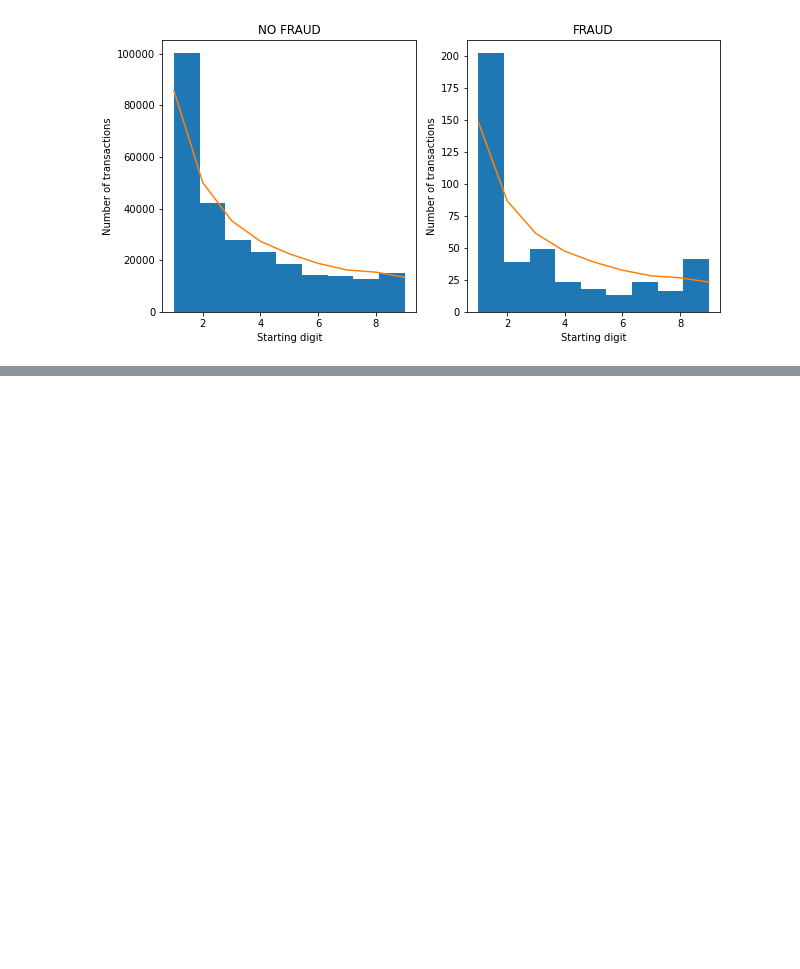
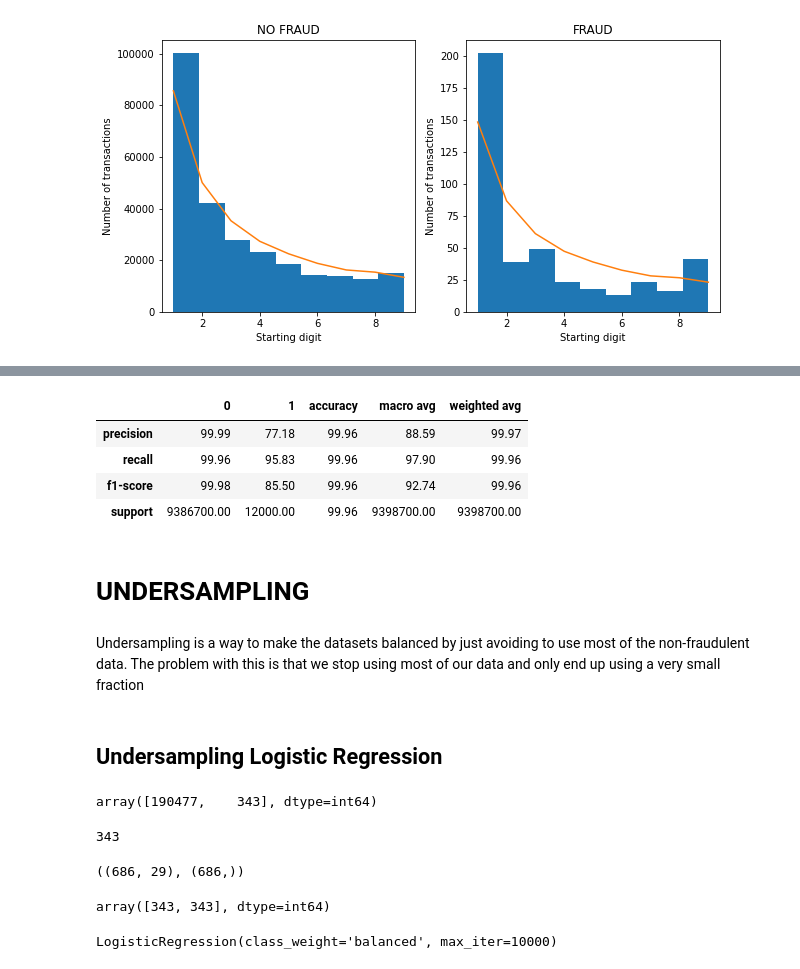
Before and after one commit to diegounzueta/Medium-Articles-, a Jupyter notebook: Fraud detection/Fraud Transactional Data.ipynb, the cells around one changed output, grey strips where cells are left out. Drawn from its saved outputs; the diff is of its cells as text; code cells hidden in the pictures; blank space fills up the shorter version.

```diff
--- a/Fraud detection/Fraud Transactional Data.ipynb
+++ b/Fraud detection/Fraud Transactional Data.ipynb
@@ -237,0 +357,19 @@ Text(0.5, 1.0, 'FRAUD')
+# %%
+c = (pd.DataFrame(classification_report(RF_clf.predict(X_test), y_test, output_dict = True))*100).round(2)
+c
+# %% [output]
+|  | 0 | 1 | accuracy | macro avg | weighted avg |
+| precision | 99.99 | 77.18 | 99.96 | 88.59 | 99.97 |
+| recall | 99.96 | 95.83 | 99.96 | 97.90 | 99.96 |
+| f1-score | 99.98 | 85.50 | 99.96 | 92.74 | 99.96 |
+| support | 9386700.00 | 12000.00 | 99.96 | 9398700.00 | 9398700.00 |
+# %% [markdown]
+# UNDERSAMPLING
+# %% [markdown]
+Undersampling is a way to make the datasets balanced by just avoiding to use most of the non-fraudulent data. The problem with this is that we stop using most of our data and only end up using a very small fraction
+# %% [markdown]
+## Undersampling Logistic Regression
+# %%
+np.bincount(y_train)
+# %% [output]
+array([190477,    343], dtype=int64)
@@ -237,0 +378,4 @@ Text(0.5, 1.0, 'FRAUD')
+# %%
+len(indices)
+# %% [output]
+343
@@ -237,0 +385,12 @@ Text(0.5, 1.0, 'FRAUD')
+# %%
+X_train_balanced.shape, y_train_balanced.shape
+# %% [output]
+((686, 29), (686,))
+# %%
+np.bincount(y_train_balanced)
+# %% [output]
+array([343, 343], dtype=int64)
+# %%
+clf.fit(X_train_balanced, y_train_balanced)
+# %% [output]
+LogisticRegression(class_weight='balanced', max_iter=10000)
```
Also changed, not shown: parts of 42 cells of this notebook.
